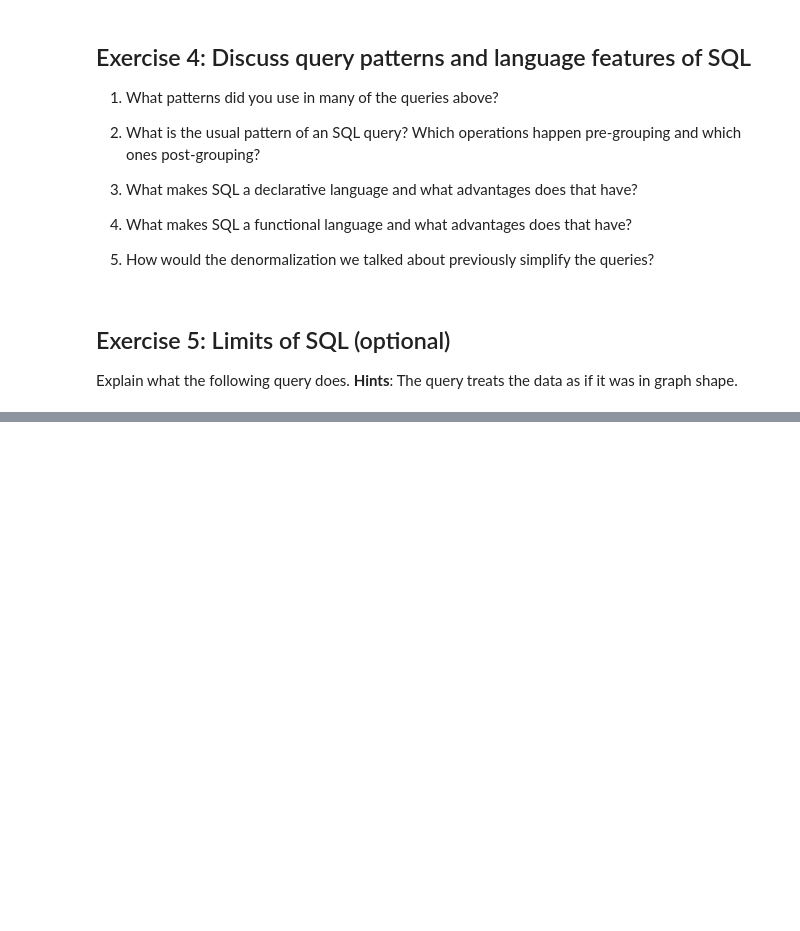
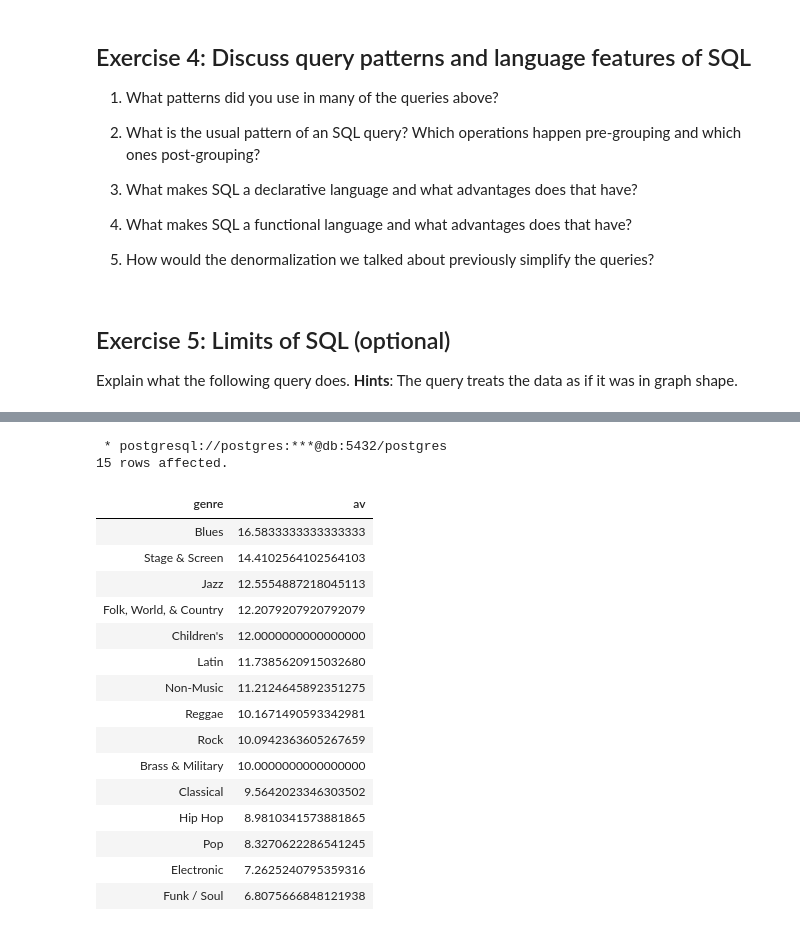
Before and after one commit to RumbleDB/bigdata-exercises, a Jupyter notebook: Big_Data/exercise01/Exercise01.ipynb, the cells around one changed output, grey strips where cells are left out. Drawn from its saved outputs; the diff is of its cells as text; code cells hidden in the pictures; blank space fills up the shorter version.

```diff
--- a/Big_Data/exercise01/Exercise01.ipynb
+++ b/Big_Data/exercise01/Exercise01.ipynb
@@ -235,0 +829,38 @@ ORDER BY distance, right_name;
+# %%
+%%sql
+SELECT
+    genre, AVG(cnt) as av
+FROM (
+    SELECT
+        releases.genre, releases.release_id, COUNT(*) as cnt
+    FROM
+        releases
+        JOIN tracks USING(release_id)
+    GROUP BY
+        releases.genre, releases.release_id
+)
+GROUP BY
+    genre
+ORDER BY
+    av
+DESC
+;
+# %% [output]
+ * postgresql://postgres:***@db:5432/postgres
+15 rows affected.
+| genre | av |
+| Blues | 16.5833333333333333 |
+| Stage & Screen | 14.4102564102564103 |
+| Jazz | 12.5554887218045113 |
+| Folk, World, & Country | 12.2079207920792079 |
+| Children's | 12.0000000000000000 |
+| Latin | 11.7385620915032680 |
+| Non-Music | 11.2124645892351275 |
+| Reggae | 10.1671490593342981 |
+| Rock | 10.0942363605267659 |
+| Brass & Military | 10.0000000000000000 |
+| Classical | 9.5642023346303502 |
+| Hip Hop | 8.9810341573881865 |
+| Pop | 8.3270622286541245 |
+| Electronic | 7.2625240795359316 |
+| Funk / Soul | 6.8075666848121938 |
```
Also changed, not shown: parts of 27 cells of this notebook, 4 other files.
